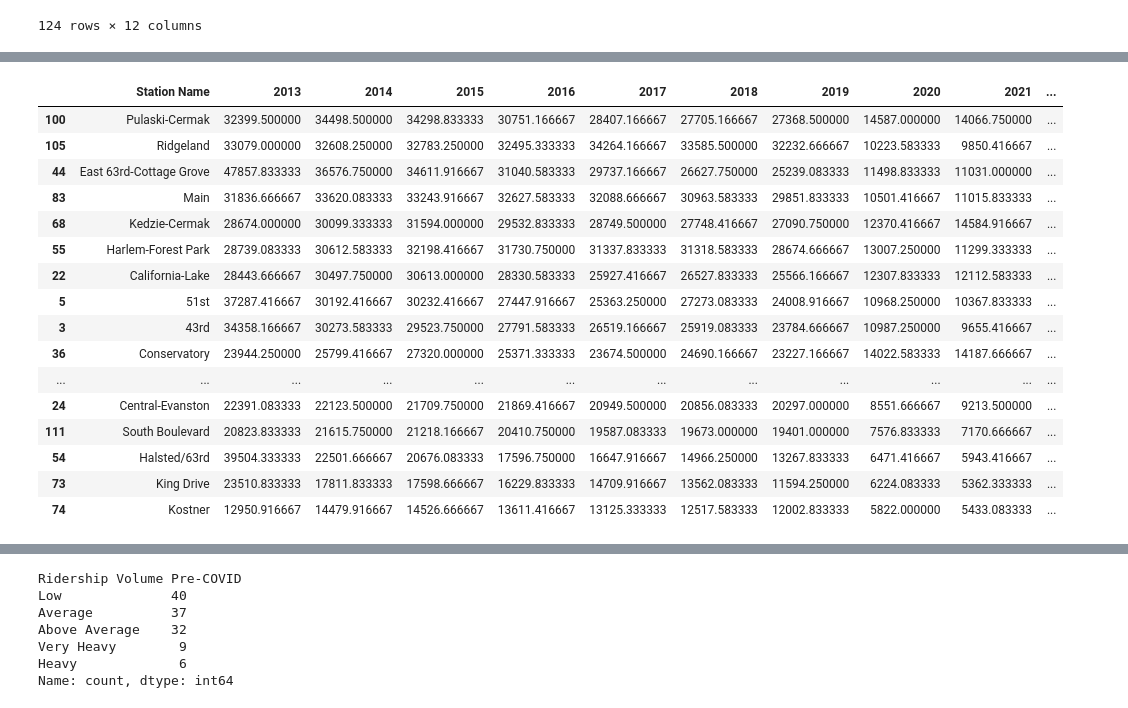
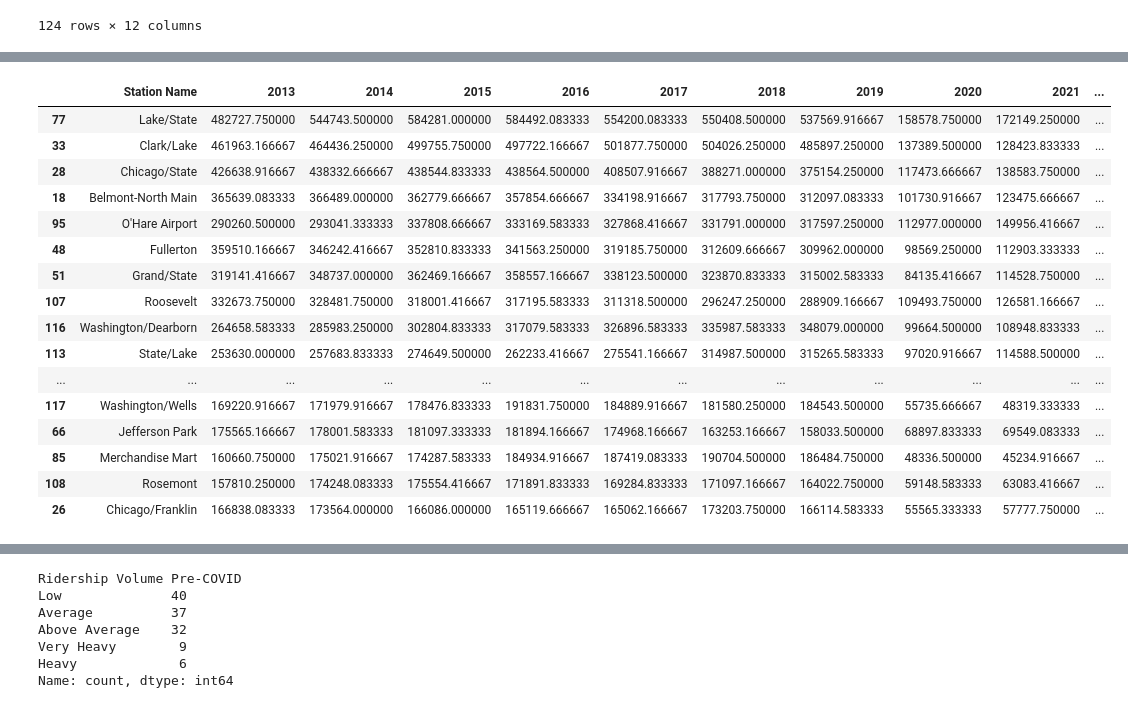
Before and after one commit to ayaF-PI/project-1, a Jupyter notebook: CTA_Ridership_L_Train.ipynb, the cells around one changed output, grey strips where cells are left out. Cells and saved outputs as stored; diff of their text form; code cells hidden in the pictures.

```diff
--- a/CTA_Ridership_L_Train.ipynb
+++ b/CTA_Ridership_L_Train.ipynb
@@ -256,20 +278,21 @@ cta_merged_yearly_station_avg.head(20)
-# %%
-cta_merged_yearly_station_avg.tail(20)
-# %% [output]
-|  | Station Name | 2013 | 2014 | 2015 | 2016 | 2017 | 2018 | 2019 | 2020 | 2021 | ... |
-| 100 | Pulaski-Cermak | 32399.500000 | 34498.500000 | 34298.833333 | 30751.166667 | 28407.166667 | 27705.166667 | 27368.500000 | 14587.000000 | 14066.750000 | ... |
-| 105 | Ridgeland | 33079.000000 | 32608.250000 | 32783.250000 | 32495.333333 | 34264.166667 | 33585.500000 | 32232.666667 | 10223.583333 | 9850.416667 | ... |
-| 44 | East 63rd-Cottage Grove | 47857.833333 | 36576.750000 | 34611.916667 | 31040.583333 | 29737.166667 | 26627.750000 | 25239.083333 | 11498.833333 | 11031.000000 | ... |
-| 83 | Main | 31836.666667 | 33620.083333 | 33243.916667 | 32627.583333 | 32088.666667 | 30963.583333 | 29851.833333 | 10501.416667 | 11015.833333 | ... |
-| 68 | Kedzie-Cermak | 28674.000000 | 30099.333333 | 31594.000000 | 29532.833333 | 28749.500000 | 27748.416667 | 27090.750000 | 12370.416667 | 14584.916667 | ... |
-| 55 | Harlem-Forest Park | 28739.083333 | 30612.583333 | 32198.416667 | 31730.750000 | 31337.833333 | 31318.583333 | 28674.666667 | 13007.250000 | 11299.333333 | ... |
-| 22 | California-Lake | 28443.666667 | 30497.750000 | 30613.000000 | 28330.583333 | 25927.416667 | 26527.833333 | 25566.166667 | 12307.833333 | 12112.583333 | ... |
-| 5 | 51st | 37287.416667 | 30192.416667 | 30232.416667 | 27447.916667 | 25363.250000 | 27273.083333 | 24008.916667 | 10968.250000 | 10367.833333 | ... |
-| 3 | 43rd | 34358.166667 | 30273.583333 | 29523.750000 | 27791.583333 | 26519.166667 | 25919.083333 | 23784.666667 | 10987.250000 | 9655.416667 | ... |
-| 36 | Conservatory | 23944.250000 | 25799.416667 | 27320.000000 | 25371.333333 | 23674.500000 | 24690.166667 | 23227.166667 | 14022.583333 | 14187.666667 | ... |
-| ... | ... | ... | ... | ... | ... | ... | ... | ... | ... | ... | ... |
-| 24 | Central-Evanston | 22391.083333 | 22123.500000 | 21709.750000 | 21869.416667 | 20949.500000 | 20856.083333 | 20297.000000 | 8551.666667 | 9213.500000 | ... |
-| 111 | South Boulevard | 20823.833333 | 21615.750000 | 21218.166667 | 20410.750000 | 19587.083333 | 19673.000000 | 19401.000000 | 7576.833333 | 7170.666667 | ... |
-| 54 | Halsted/63rd | 39504.333333 | 22501.666667 | 20676.083333 | 17596.750000 | 16647.916667 | 14966.250000 | 13267.833333 | 6471.416667 | 5943.416667 | ... |
-| 73 | King Drive | 23510.833333 | 17811.833333 | 17598.666667 | 16229.833333 | 14709.916667 | 13562.083333 | 11594.250000 | 6224.083333 | 5362.333333 | ... |
-| 74 | Kostner | 12950.916667 | 14479.916667 | 14526.666667 | 13611.416667 | 13125.333333 | 12517.583333 | 12002.833333 | 5822.000000 | 5433.083333 | ... |
+# %%
+# Top 25 stations by average ridership over the last 11 years
+cta_merged_yearly_station_avg.head(25)
+# %% [output]
+|  | Station Name | 2013 | 2014 | 2015 | 2016 | 2017 | 2018 | 2019 | 2020 | 2021 | ... |
+| 77 | Lake/State | 482727.750000 | 544743.500000 | 584281.000000 | 584492.083333 | 554200.083333 | 550408.500000 | 537569.916667 | 158578.750000 | 172149.250000 | ... |
+| 33 | Clark/Lake | 461963.166667 | 464436.250000 | 499755.750000 | 497722.166667 | 501877.750000 | 504026.250000 | 485897.250000 | 137389.500000 | 128423.833333 | ... |
+| 28 | Chicago/State | 426638.916667 | 438332.666667 | 438544.833333 | 438564.500000 | 408507.916667 | 388271.000000 | 375154.250000 | 117473.666667 | 138583.750000 | ... |
+| 18 | Belmont-North Main | 365639.083333 | 366489.000000 | 362779.666667 | 357854.666667 | 334198.916667 | 317793.750000 | 312097.083333 | 101730.916667 | 123475.666667 | ... |
+| 95 | O'Hare Airport | 290260.500000 | 293041.333333 | 337808.666667 | 333169.583333 | 327868.416667 | 331791.000000 | 317597.250000 | 112977.000000 | 149956.416667 | ... |
+| 48 | Fullerton | 359510.166667 | 346242.416667 | 352810.833333 | 341563.250000 | 319185.750000 | 312609.666667 | 309962.000000 | 98569.250000 | 112903.333333 | ... |
+| 51 | Grand/State | 319141.416667 | 348737.000000 | 362469.166667 | 358557.166667 | 338123.500000 | 323870.833333 | 315002.583333 | 84135.416667 | 114528.750000 | ... |
+| 107 | Roosevelt | 332673.750000 | 328481.750000 | 318001.416667 | 317195.583333 | 311318.500000 | 296247.250000 | 288909.166667 | 109493.750000 | 126581.166667 | ... |
+| 116 | Washington/Dearborn | 264658.583333 | 285983.250000 | 302804.833333 | 317079.583333 | 326896.583333 | 335987.583333 | 348079.000000 | 99664.500000 | 108948.833333 | ... |
+| 113 | State/Lake | 253630.000000 | 257683.833333 | 274649.500000 | 262233.416667 | 275541.166667 | 314987.500000 | 315265.583333 | 97020.916667 | 114588.500000 | ... |
+| ... | ... | ... | ... | ... | ... | ... | ... | ... | ... | ... | ... |
+| 117 | Washington/Wells | 169220.916667 | 171979.916667 | 178476.833333 | 191831.750000 | 184889.916667 | 181580.250000 | 184543.500000 | 55735.666667 | 48319.333333 | ... |
+| 66 | Jefferson Park | 175565.166667 | 178001.583333 | 181097.333333 | 181894.166667 | 174968.166667 | 163253.166667 | 158033.500000 | 68897.833333 | 69549.083333 | ... |
+| 85 | Merchandise Mart | 160660.750000 | 175021.916667 | 174287.583333 | 184934.916667 | 187419.083333 | 190704.500000 | 186484.750000 | 48336.500000 | 45234.916667 | ... |
+| 108 | Rosemont | 157810.250000 | 174248.083333 | 175554.416667 | 171891.833333 | 169284.833333 | 171097.166667 | 164022.750000 | 59148.583333 | 63083.416667 | ... |
+| 26 | Chicago/Franklin | 166838.083333 | 173564.000000 | 166086.000000 | 165119.666667 | 165062.166667 | 173203.750000 | 166114.583333 | 55565.333333 | 57777.750000 | ... |
```
Also changed, not shown: parts of 24 cells of this notebook, 3 other files.
